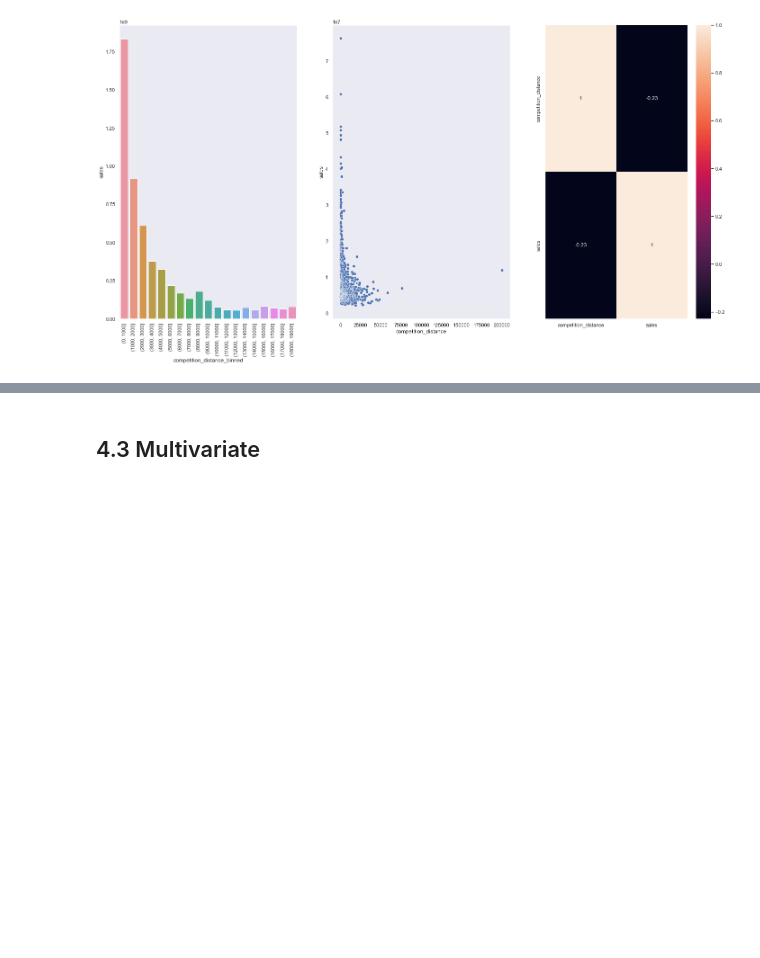
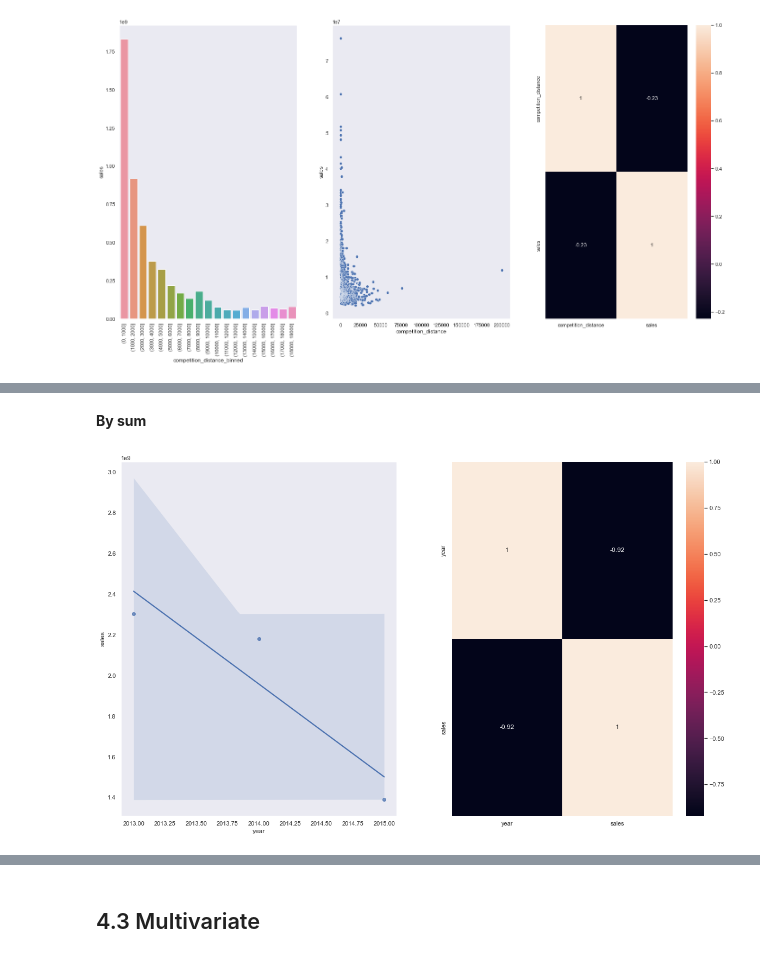
Before and after one commit to andrearaujo111/ds-em-producao, a Jupyter notebook: m04_a01_store_sales_prediction.ipynb, the cells around one changed output, grey strips where cells are left out. Saved outputs shown, nothing was run; the diff lists cells and outputs as text; code cells hidden in the pictures; blank space fills up the shorter version.

```diff
--- a/m04_a01_store_sales_prediction.ipynb
+++ b/m04_a01_store_sales_prediction.ipynb
@@ -513,0 +573,12 @@ sns.regplot(x='competition_time_month', y='sales', data=aux2);
+# %% [markdown]
+**By sum**
+# %%
+aux1 = df4[['year', 'sales']].groupby('year').sum().reset_index()
+
+plt.subplot(1, 2, 1)
+sns.regplot(x='year', y='sales', data=aux1)
+
+plt.subplot(1, 2, 2)
+sns.heatmap(aux1.corr(method='pearson'), annot=True);
+# %% [output]
+[figure, added]
```
Also changed, not shown: parts of 57 cells of this notebook.
